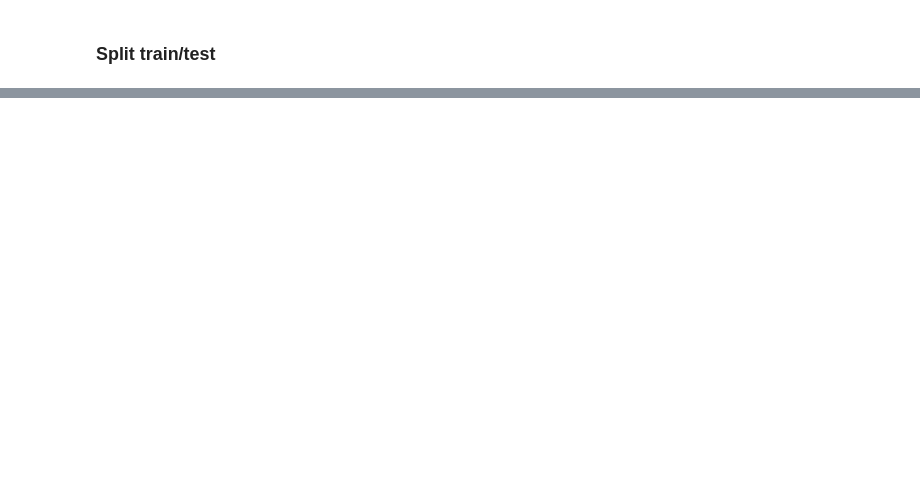
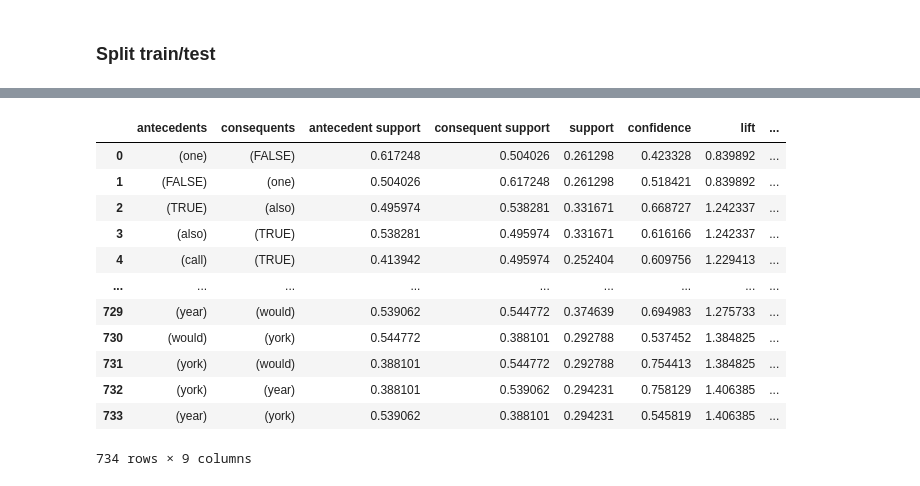
Before and after one commit to jose-jac/TFG, a Jupyter notebook: code/bayesian_network.ipynb, the cells around one changed output, grey strips where cells are left out. Saved outputs shown, nothing was run; the diff lists cells and outputs as text; code cells hidden in the pictures; blank space fills up the shorter version.

```diff
--- a/code/bayesian_network.ipynb
+++ b/code/bayesian_network.ipynb
@@ -364,0 +528,16 @@ reglas_VoF.sort_values(by=['confidence'], ascending=False)
+# %%
+reglas1
+# %% [output]
+|  | antecedents | consequents | antecedent support | consequent support | support | confidence | lift | ... |
+| 0 | (one) | (FALSE) | 0.617248 | 0.504026 | 0.261298 | 0.423328 | 0.839892 | ... |
+| 1 | (FALSE) | (one) | 0.504026 | 0.617248 | 0.261298 | 0.518421 | 0.839892 | ... |
+| 2 | (TRUE) | (also) | 0.495974 | 0.538281 | 0.331671 | 0.668727 | 1.242337 | ... |
+| 3 | (also) | (TRUE) | 0.538281 | 0.495974 | 0.331671 | 0.616166 | 1.242337 | ... |
+| 4 | (call) | (TRUE) | 0.413942 | 0.495974 | 0.252404 | 0.609756 | 1.229413 | ... |
+| ... | ... | ... | ... | ... | ... | ... | ... | ... |
+| 729 | (year) | (would) | 0.539062 | 0.544772 | 0.374639 | 0.694983 | 1.275733 | ... |
+| 730 | (would) | (york) | 0.544772 | 0.388101 | 0.292788 | 0.537452 | 1.384825 | ... |
+| 731 | (york) | (would) | 0.388101 | 0.544772 | 0.292788 | 0.754413 | 1.384825 | ... |
+| 732 | (york) | (year) | 0.388101 | 0.539062 | 0.294231 | 0.758129 | 1.406385 | ... |
+| 733 | (year) | (york) | 0.539062 | 0.388101 | 0.294231 | 0.545819 | 1.406385 | ... |
+734 rows × 9 columns
```
Also changed, not shown: parts of 76 cells of this notebook, 9 other files.
